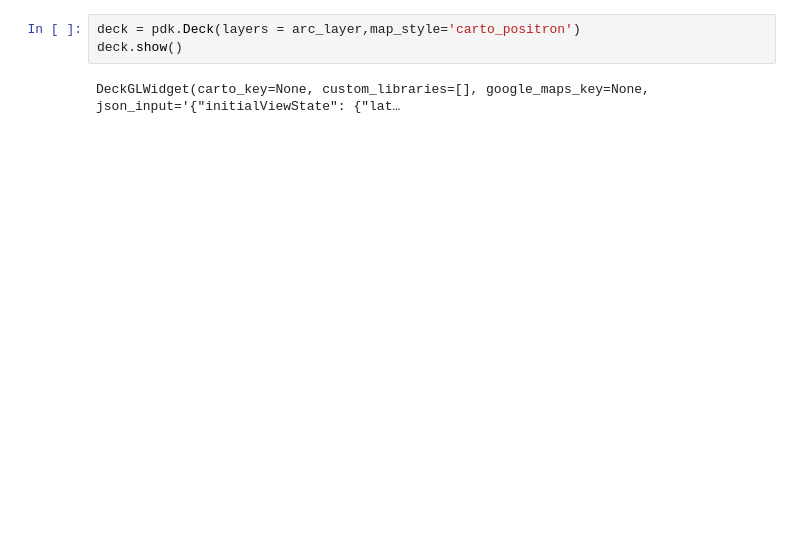
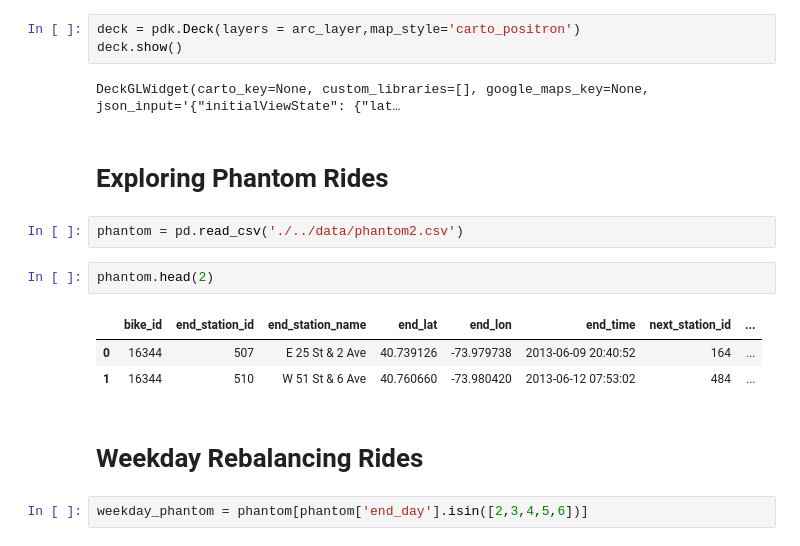
Before and after one commit to charles-v-phillips/citibike, a Jupyter notebook: charles/eda/playing_with_pydeck.ipynb, the cells around one changed output. Drawn from its saved outputs; the diff is of its cells as text; blank space fills up the shorter version.

Commit message:
Pydeck visuals for Rebalancing Problem

```diff
--- a/charles/eda/playing_with_pydeck.ipynb
+++ b/charles/eda/playing_with_pydeck.ipynb
@@ -47,3 +47,17 @@ deck = pdk.Deck(layers = arc_layer,map_style='carto_positron')
 deck.show()
 # %% [output]
 DeckGLWidget(carto_key=None, custom_libraries=[], google_maps_key=None, json_input='{"initialViewState": {"lat…
+# %% [markdown]
+# Exploring Phantom Rides
+# %%
+phantom = pd.read_csv('./../data/phantom2.csv')
+# %%
+phantom.head(2)
+# %% [output]
+|  | bike_id | end_station_id | end_station_name | end_lat | end_lon | end_time | next_station_id | ... |
+| 0 | 16344 | 507 | E 25 St & 2 Ave | 40.739126 | -73.979738 | 2013-06-09 20:40:52 | 164 | ... |
+| 1 | 16344 | 510 | W 51 St & 6 Ave | 40.760660 | -73.980420 | 2013-06-12 07:53:02 | 484 | ... |
+# %% [markdown]
+# Weekday Rebalancing Rides
+# %%
+weekday_phantom = phantom[phantom['end_day'].isin([2,3,4,5,6])]
```
Also changed, not shown: parts of 10 cells of this notebook, 1 other file.
